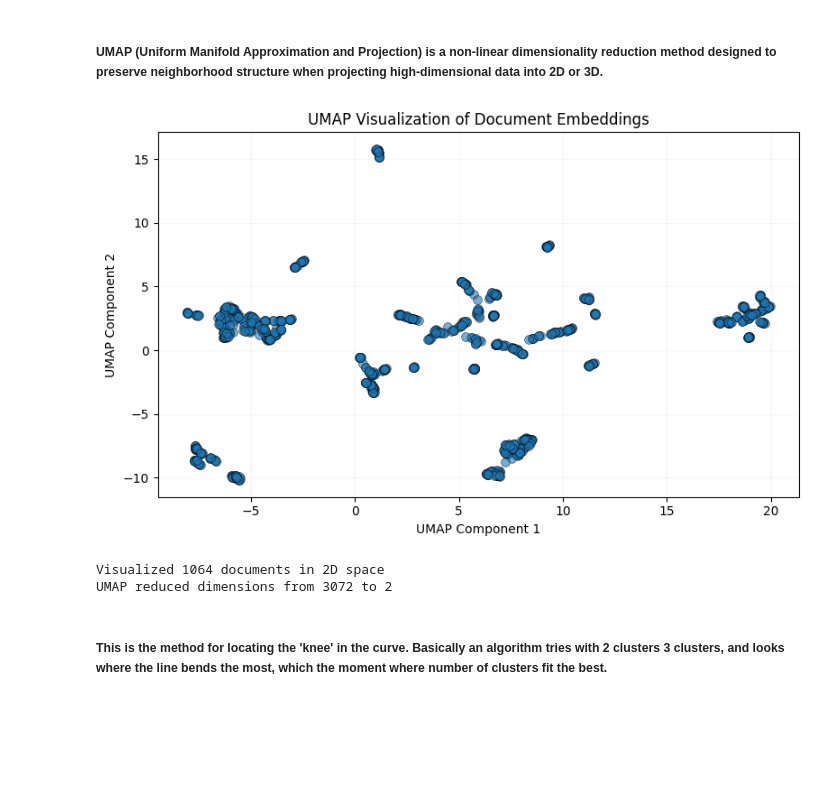
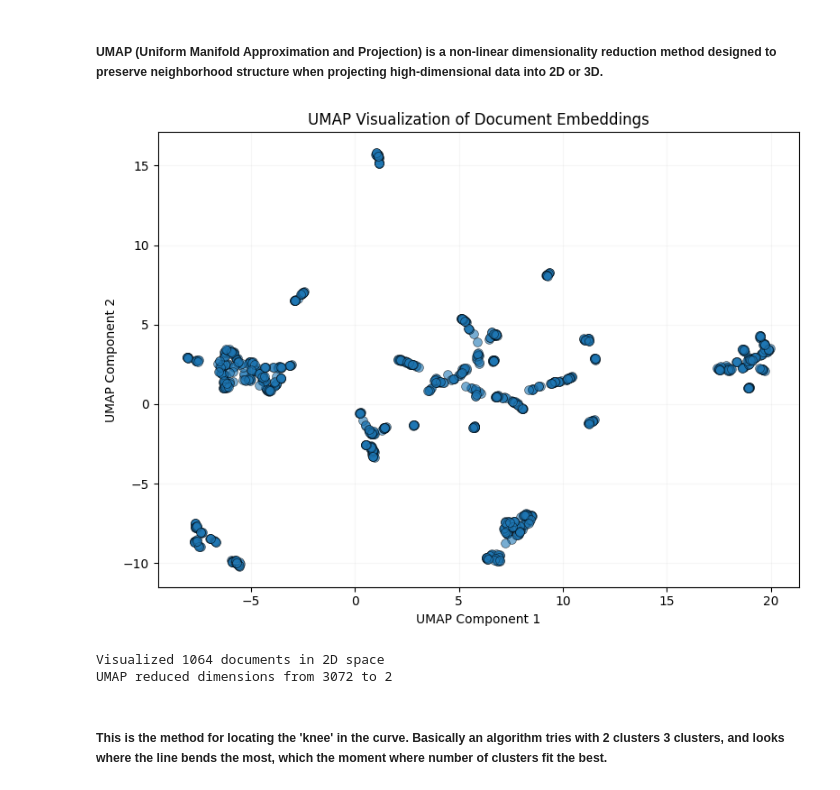
Before and after one commit to kgalic/vl-blogs, a Jupyter notebook: src/01.clustering-documents/02.clustering-approach-01.ipynb, the cells around one changed output. Drawn from its saved outputs; the diff is of its cells as text; code cells hidden in the pictures; blank space fills up the shorter version.

```diff
--- a/src/01.clustering-documents/02.clustering-approach-01.ipynb
+++ b/src/01.clustering-documents/02.clustering-approach-01.ipynb
@@ -95,19 +95,19 @@ reducer = umap.UMAP(
 
 X_2d = reducer.fit_transform(X_array)
 # %%
-plt.figure(figsize=(8, 5))
+plt.figure(figsize=(8, 6))
 plt.scatter(X_2d[:, 0], X_2d[:, 1], alpha=0.6, s=50, edgecolors='black', linewidth=0.5)
 plt.title("UMAP Visualization of Document Embeddings")
 plt.xlabel("UMAP Component 1")
 plt.ylabel("UMAP Component 2")
 plt.grid(True, alpha=0.1)
 plt.tight_layout()
 plt.show()
 
 print(f"Visualized {len(X_2d)} documents in 2D space")
 print(f"UMAP reduced dimensions from {X_array.shape[1]} to {X_2d.shape[1]}")
 # %% [output]
-[figure, old version]
+[figure, new version]
 Visualized 1064 documents in 2D space
 UMAP reduced dimensions from 3072 to 2
 # %% [markdown]
```
Also changed, not shown: parts of 1 cell of this notebook, 7 other files.
